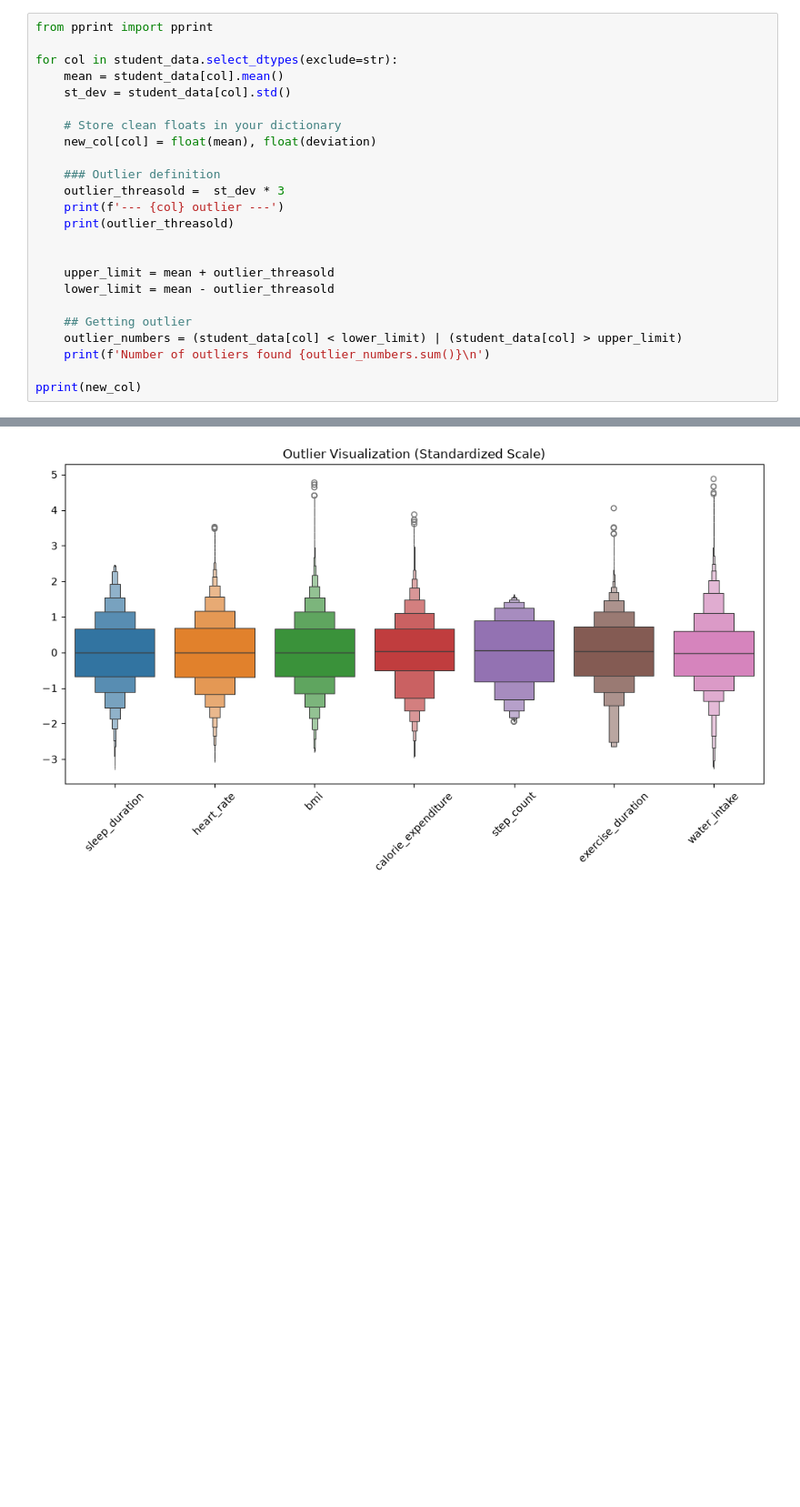
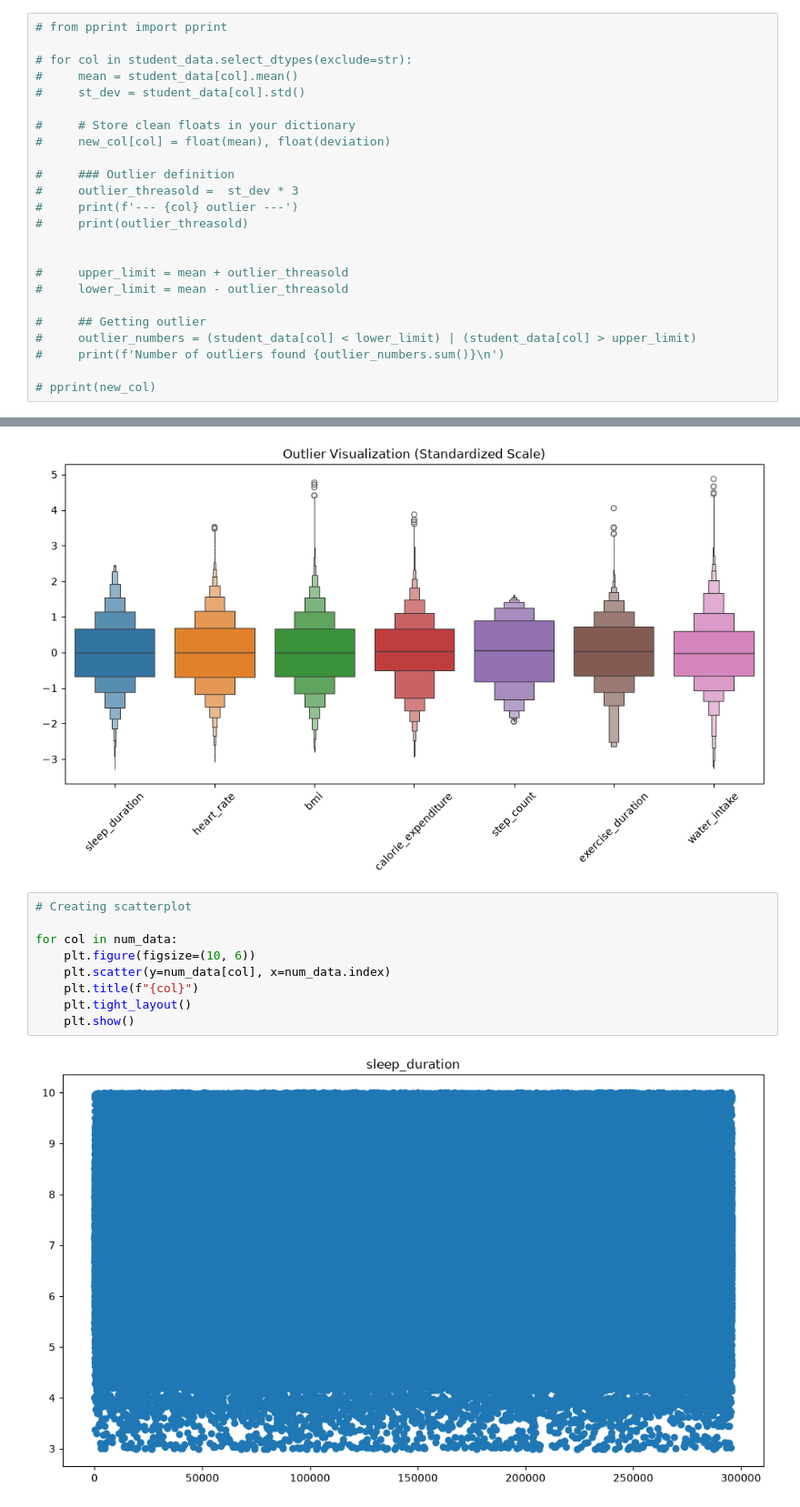
Before and after one commit to TinyHaitch/student-health-risk-analysis, a Jupyter notebook: analysis/student_data.ipynb, the cells around one changed output, grey strips where cells are left out. Shown at 91% size. Cells and saved outputs as stored; diff of their text form; blank space fills up the shorter version.

Commit message:
cleaned my data

```diff
--- a/analysis/student_data.ipynb
+++ b/analysis/student_data.ipynb
@@ -85,26 +85,26 @@ dtype: float64
 # %% [markdown]
 ##### Setting up outlier detection
 # %%
-from pprint import pprint
+# from pprint import pprint
 
-for col in student_data.select_dtypes(exclude=str):
-    mean = student_data[col].mean()
-    st_dev = student_data[col].std()
+# for col in student_data.select_dtypes(exclude=str):
+#     mean = student_data[col].mean()
+#     st_dev = student_data[col].std()
 
-    # Store clean floats in your dictionary
-    new_col[col] = float(mean), float(deviation)
+#     # Store clean floats in your dictionary
+#     new_col[col] = float(mean), float(deviation)
 
-    ### Outlier definition
-    outlier_threasold =  st_dev * 3
-    print(f'--- {col} outlier ---')
-    print(outlier_threasold)
+#     ### Outlier definition
+#     outlier_threasold =  st_dev * 3
+#     print(f'--- {col} outlier ---')
+#     print(outlier_threasold)
 
 
-    upper_limit = mean + outlier_threasold
-    lower_limit = mean - outlier_threasold
+#     upper_limit = mean + outlier_threasold
+#     lower_limit = mean - outlier_threasold
 
-    ## Getting outlier
-    outlier_numbers = (student_data[col] < lower_limit) | (student_data[col] > upper_limit)
-    print(f'Number of outliers found {outlier_numbers.sum()}\n')
+#     ## Getting outlier
+#     outlier_numbers = (student_data[col] < lower_limit) | (student_data[col] > upper_limit)
+#     print(f'Number of outliers found {outlier_numbers.sum()}\n')
 
-pprint(new_col)
+# pprint(new_col)
@@ -143,3 +125,14 @@ plt.tight_layout()
 plt.show()
 # %% [output]
 [figure]
+# %%
+# Creating scatterplot
+
+for col in num_data:
+    plt.figure(figsize=(10, 6))
+    plt.scatter(y=num_data[col], x=num_data.index)
+    plt.title(f"{col}")
+    plt.tight_layout()
+    plt.show()
+# %% [output]
+[figure, added]
```
Also changed, not shown: parts of 5 cells of this notebook.
